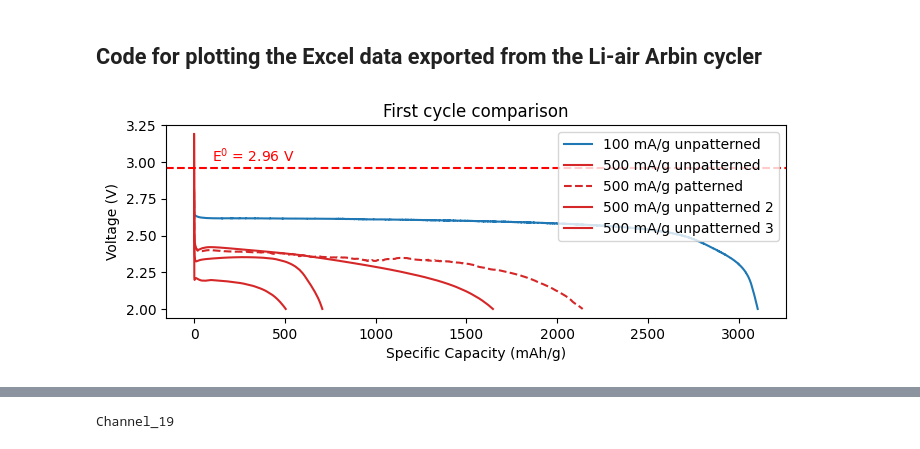
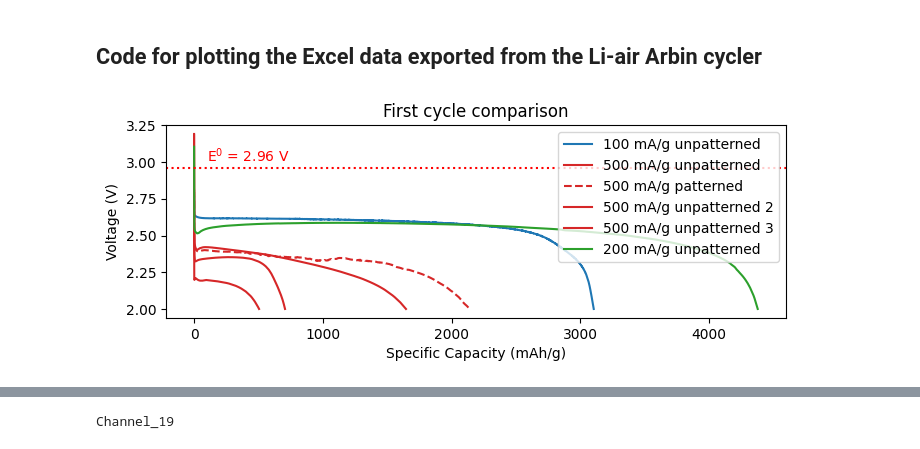
Before and after one commit to elbee99/midi, a Jupyter notebook: cell_plotting.ipynb, the cells around one changed output, grey strips where cells are left out. Saved outputs shown, nothing was run; the diff lists cells and outputs as text; code cells hidden in the pictures.

```diff
--- a/cell_plotting.ipynb
+++ b/cell_plotting.ipynb
@@ -7,6 +8,7 @@ import matplotlib.pyplot as plt
 # %%
 
-def process_cell_basic(cell_data_path, cathode_mass : float):
+def process_cell_basic(cell_data_path : str, cathode_mass : float,
+                       ):
     """Takes cell excel file as path and returns Pandas dataframe
     including all data as well as specific capacity
 
@@ -23,6 +25,7 @@ def process_cell_basic(cell_data_path, cathode_mass : float):
     # read the data from the excel file
     spreadsheet = pd.read_excel(cell_data_path, sheet_name=channel+'_1')
     df = pd.DataFrame(spreadsheet)
+
     # multiplying by 1000 to convert from mg to g and multiplying by 1000 to convert from Ah/g to mAh/g
     df['Specific_Discharge_Capacity(mAh/g)'] = (df['Discharge_Capacity(Ah)']/cathode_mass)*10**6
     df['Specific_Charge_Capacity(mAh/g)'] = (df['Charge_Capacity(Ah)']/cathode_mass)*10**6
@@ -91,6 +101,7 @@ def plot_multiple_firstcycle(
         cell_data : list[CellData],
         colors : list[str] or None = None,
         styles : list[str] or None = None,
+        legend : tuple or list or bool = True, #(list(lines), list(labels)))
         **kwargs
 ):
     fig, ax = plt.subplots()
@@ -103,12 +114,16 @@ def plot_multiple_firstcycle(
             ax.plot(df['Specific_Discharge_Capacity(mAh/g)'], df['Voltage(V)'], label=cell.label,
                 color = colors[i], linestyle = styles[i])
         i+=1
-    plt.axhline(y=2.96, color='r', linestyle='--')
+    plt.axhline(y=2.96, color='r', linestyle='dotted')
     # write text just above this line stating the voltage
     plt.text(100, 3, 'E$^0$ = 2.96 V', color='r')
     ax.set_xlabel('Specific Capacity (mAh/g)')
     ax.set_ylabel('Voltage (V)')
-    ax.legend()
+    if type(legend) == tuple or type(legend) == list:
+        ax.legend(legend[0], legend[1])
+    elif legend:
+        ax.legend()
+
     for key, value in kwargs.items():
         if key == 'title':
             ax.set_title(value)
@@ -121,30 +136,38 @@ def plot_multiple_firstcycle(
 # %%
 path_500mAg_unpat = r"C:\Users\lb958\OneDrive - University of Cambridge\Data\Midi\Cell\lb958_MWCNTs_126_500mAg_20230717\Channel_18\lb958_MWCNTs_126_500mAg_20230717_Channel_18.xlsx"
 mass_500mAg_unpat = 1.26
 
 path_500mAg_pat = r"C:\Users\lb958\OneDrive - University of Cambridge\Data\Midi\Cell\lb958_MWCNTspat_105_500mAg_20230727\Channel_5\lb958_MWCNTspat_105_500mAg_20230727_Channel_5.xlsx"
 mass_500mAg_pat = 1.05
 
 path_100mAg_unpat = r"c:\Users\lb958\OneDrive - University of Cambridge\Data\Midi\Cell\lb958_MWCNTs_125_100mAg_20230717\Channel_19\lb958_MWCNTs_125_100mAg_20230717_Channel_19.xlsx"
 mass_100mAg_unpat = 1.25
 
 path_500mAg_unpat_2 = r"C:\Users\lb958\OneDrive - University of Cambridge\Data\Midi\Cell\lb958_MWCNTs_124_500mAg_DC2C45x5_20230717\Channel_7\lb958_MWCNTs_124_500mAg_DC2C45x5_20230717_Channel_7.xlsx"
 mass_500mAg_unpat_2 = 1.24
 
 path_500mAg_unpat_3 = r"C:\Users\lb958\OneDrive - University of Cambridge\Data\Midi\Cell\lb958_MWCNTs_144_500mAg_20230731\Channel_8\lb958_MWCNTs_144_500mAg_20230731_Channel_8.xlsx"
 mass_500mAg_unpat_3 = 1.44
 
+path_200mAg_unpat = r"C:\Users\lb958\OneDrive - University of Cambridge\Data\Midi\Cell\lb958_MWCNTs_125_200mAg_20230727\Channel_6\lb958_MWCNTs_125_200mAg_20230727_Channel_6.xlsx"
+mass_200mAg_unpat = 1.25
+
 
 cell_500mAg_unpat = CellData(path_500mAg_unpat, '500 mA/g unpatterned', mass_500mAg_unpat)
 cell_500mAg_pat = CellData(path_500mAg_pat, '500 mA/g patterned', mass_500mAg_pat)
 cell_100mAg_unpat = CellData(path_100mAg_unpat, '100 mA/g unpatterned', mass_100mAg_unpat)
 cell_500mAg_unpat_2 = CellData(path_500mAg_unpat_2, '500 mA/g unpatterned 2', mass_500mAg_unpat_2)
 cell_500mAg_unpat_3 = CellData(path_500mAg_unpat_3, '500 mA/g unpatterned 3', mass_500mAg_unpat_3)
+cell_200mAg_unpat = CellData(path_200mAg_unpat, '200 mA/g unpatterned', mass_200mAg_unpat)
 
-styles = ['-','-','--','-','-']
-colors = ['tab:blue','tab:red','tab:red','tab:red', 'tab:red']
-plot_multiple_firstcycle([cell_100mAg_unpat,cell_500mAg_unpat, cell_500mAg_pat, cell_500mAg_unpat_2, cell_500mAg_unpat_3],
+styles = ['-','-','--','-','-', '-']
+colors = ['tab:blue','tab:red','tab:red','tab:red', 'tab:red', 'tab:green']
+
+
+
+plot_multiple_firstcycle([cell_100mAg_unpat,cell_500mAg_unpat, cell_500mAg_pat, cell_500mAg_unpat_2, cell_500mAg_unpat_3, cell_200mAg_unpat],
                           styles=styles, colors = colors,
-                         title= 'First cycle comparison',size=(8,2.5))
+                         title= 'First cycle comparison',size=(8,2.5),
+                         )
 # %% [output]
-[figure, old version]
+[figure, new version]
```
Also changed, not shown: parts of 12 cells of this notebook, 2 other files.
